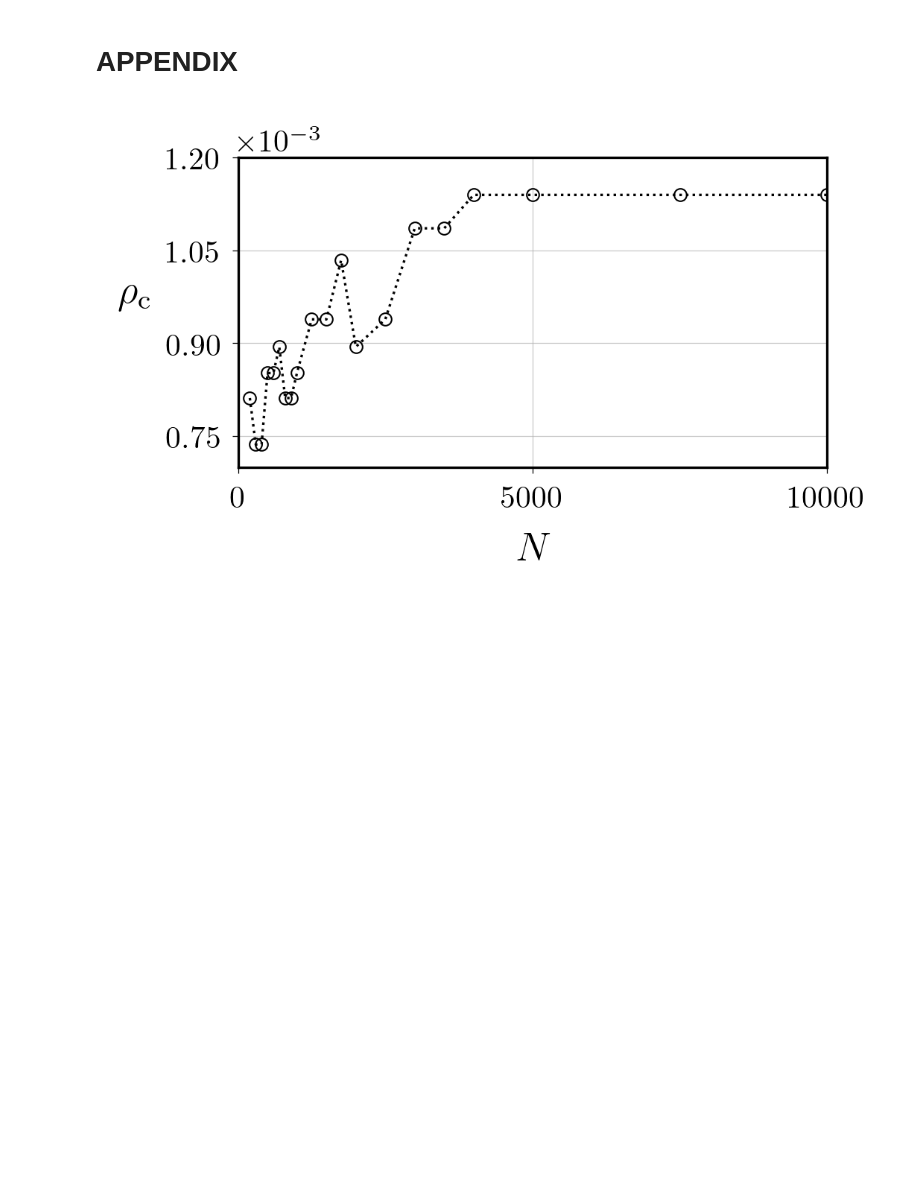
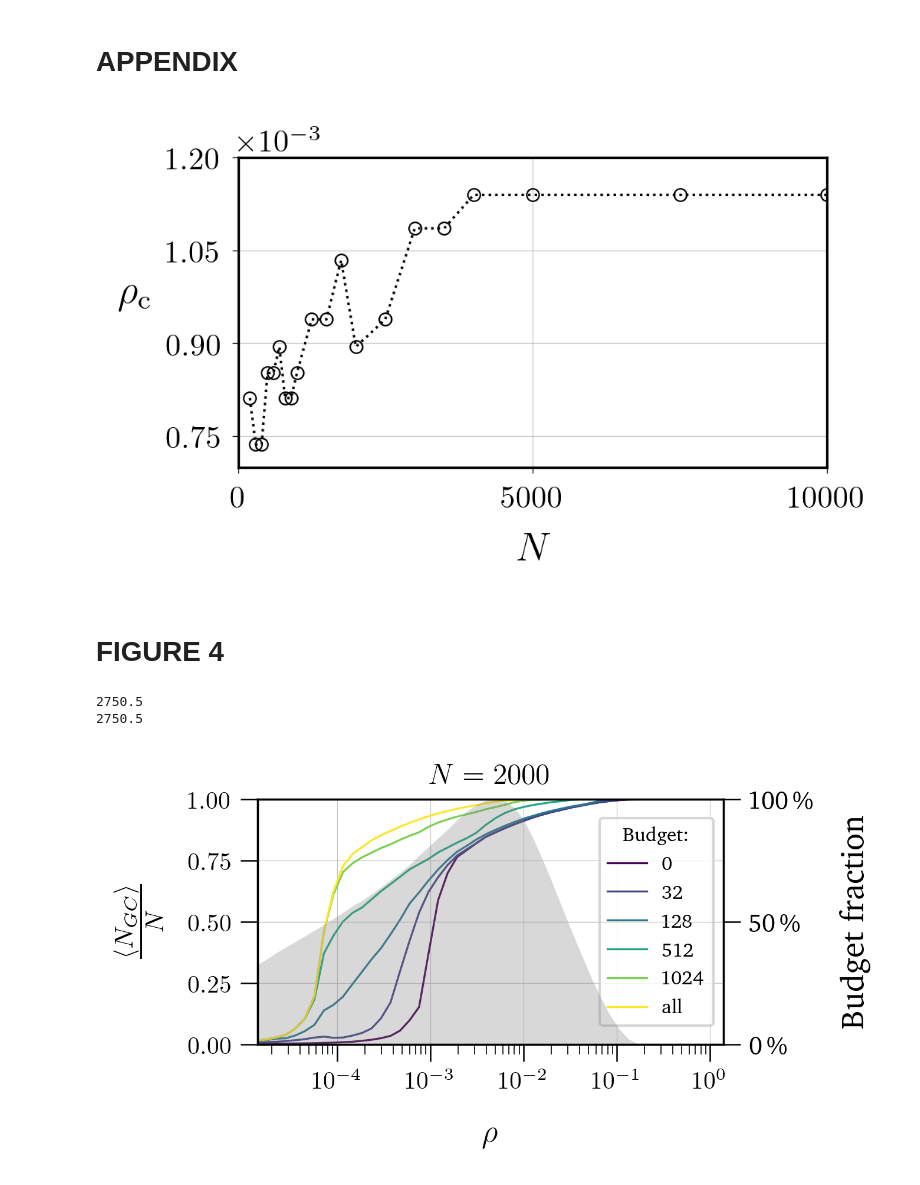
Before and after one commit to lucamar91/qkd_networks, a Jupyter notebook: plots.ipynb, the cells around one changed output. Drawn from its saved outputs; the diff is of its cells as text; code cells hidden in the pictures; blank space fills up the shorter version.

Commit message:
new figures

```diff
--- a/plots.ipynb
+++ b/plots.ipynb
@@ -639,3 +640,72 @@ bbox_app.ignore(True)
 plt.savefig('plots/rhoc_vs_N.pdf', format='pdf', bbox_inches=bbox_app)
 # %% [output]
 [figure]
+# %% [markdown]
+# FIGURE 4
+# %%
+budget_list = [0, 32, 128, 512, 1024, np.inf]            # list of numbers of DV edges allowed in the system
+N = 2000
+criterion = 'centrality'
+
+
+def budget_label(DV_budget):
+    return 'Ball' if np.isinf(DV_budget) else f'B{int(DV_budget)}'
+
+def budget_output_path(prefix, N, DV_budget, criterion):
+    return f"budget_outputs/oldN{N}/{prefix}_N{N}_{budget_label(DV_budget)}_{criterion}.dat"
+
+# Collect DV candidate data for averaging
+# Use the centrality ranking, which is the default criterion for the connectivity plots.
+dv_values_list = []
+rhos = None
+for budget in budget_list:
+    num_DV_candidates = np.loadtxt(budget_output_path('budg', N, budget, criterion))
+    if rhos is None:
+        rhos = num_DV_candidates[0]
+    dv_values_list.append(num_DV_candidates[1])
+
+# Average the DV candidate values
+avg_dv_candidates = np.mean(np.array(dv_values_list), axis=0)
+
+# Plot
+fig, ax1 = plt.subplots()
+ax2 = ax1.twinx()
+
+colors = plt.cm.viridis(np.linspace(0, 1, len(budget_list)))
+
+for i, budget in enumerate(budget_list):
+    conn = np.loadtxt(budget_output_path('conn', N, budget, criterion))
+    label = 'all' if budget == np.inf else f'{budget}'
+    ax1.plot(conn[0], conn[1], '-', color=colors[i], label=label)
+    # if budget != np.inf:
+    #     ax2.axhline(y=budget, color=colors[i], linestyle='--', linewidth=1, alpha=0.7)
+    # else:
+    #     ax2.axhline(y=np.max(avg_dv_candidates), color=colors[i], linestyle='--', linewidth=1, alpha=0.7)
+
+# Plot averaged DV candidates as shaded area on ax2
+ax2.fill_between(rhos, 0, avg_dv_candidates/np.amax(avg_dv_candidates), alpha=0.3, color='gray', edgecolor='none')
+ax2.set_yticks([0, 0.5, 1.0])
+ax2.set_yticklabels([r'0\,\%', r'50\,\%', r'100\,\%'])
+
+ax2.set_ylabel('Budget fraction')
+
+plt.title('$N=%d$'%N)
+ax1.legend(title='Budget:', loc='center right')
+ax1.set_xscale('log')
+ax1.set_xlim(np.min(rhos), np.max(rhos))
+ax1.set_ylim(0.,1.0)
+ax2.set_ylim(0., 1.)
+ax1.set_xlabel(r'$\rho$')
+ax1.set_ylabel(r'$\frac{\langle N_{GC} \rangle}{N}$', fontsize=15)
+# ax2.set_ylabel(r'\# candidate DV links')
+
+bbox_app = Bbox([[-0.25,-.25], [width,height]])
+bbox_app.ignore(True)
+
+out_path = 'plots/hybrid_budgeted_connectivities.pdf'
+plt.savefig(out_path, format='pdf', bbox_inches=bbox_app)
+print(np.amax(avg_dv_candidates))
+# %% [output]
+2750.5
+2750.5
+[figure, added]
```
Also changed, not shown: parts of 4 cells of this notebook.
